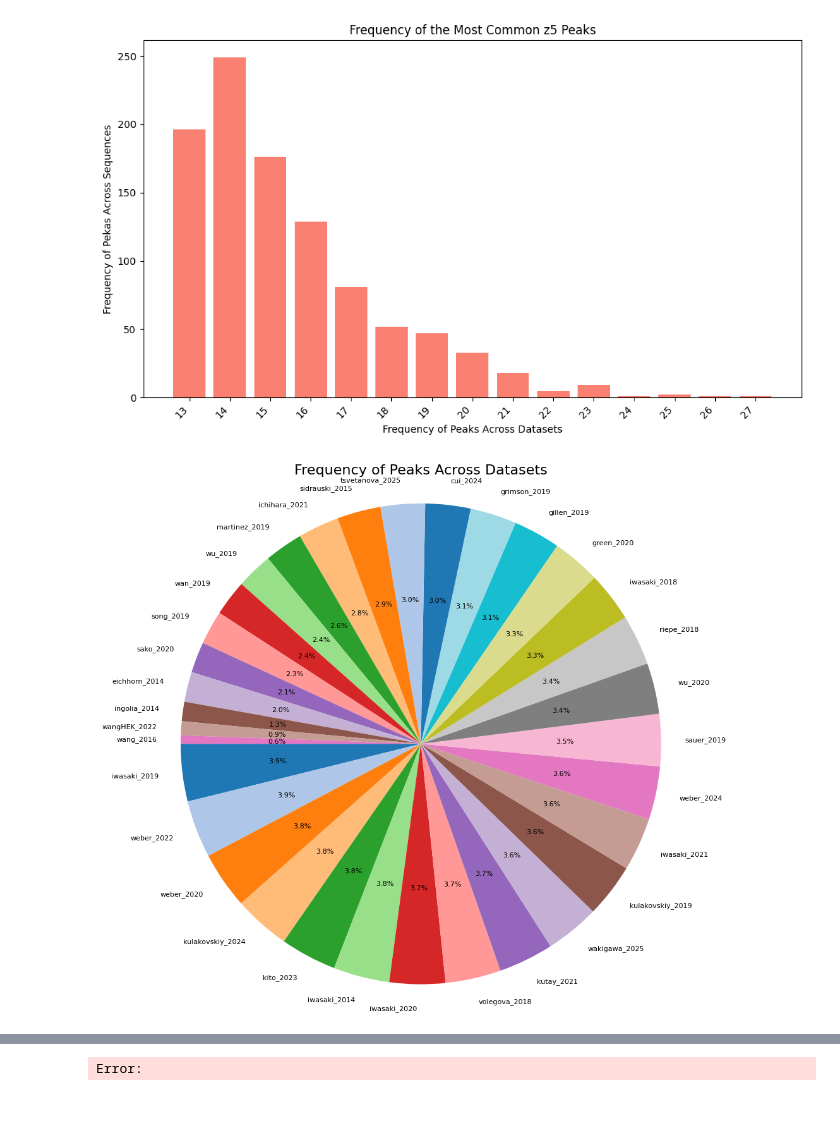
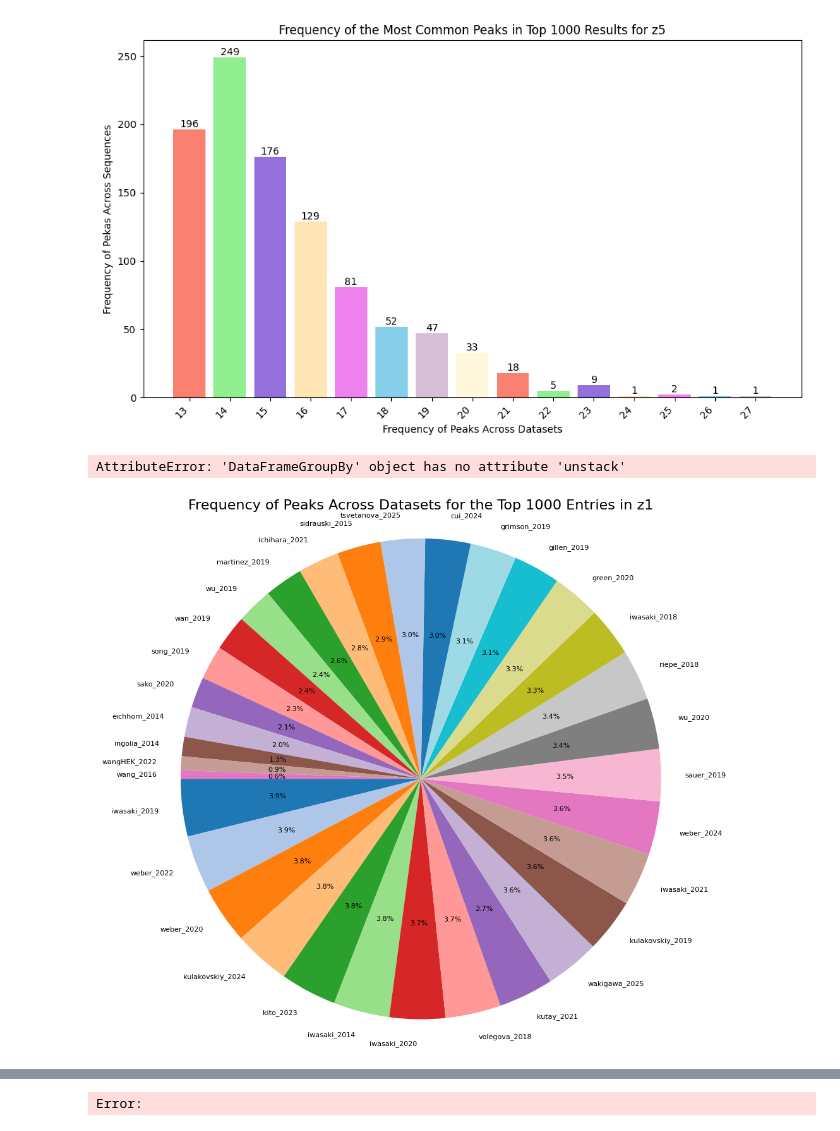
Before and after one commit to AGSav02/TBI.Project.AG, a Jupyter notebook: data_analysis_ribosome.ipynb, the cells around one changed output, grey strips where cells are left out. Cells and saved outputs as stored; diff of their text form; code cells hidden in the pictures.

```diff
--- a/data_analysis_ribosome.ipynb
+++ b/data_analysis_ribosome.ipynb
@@ -64,41 +79,98 @@ plt.show()
 # %%
-df = pd.read_csv("/scr/velara/bioinf2/TBI.Project.AG/results/results_bedtools/z5_top_1000.tsv", sep = "\t", header = 0, names = ['transcript_id', 'peak_position', 'count', 'data_sets'])
+df = pd.read_csv("/scr/velara/bioinf2/TBI.Project.AG/visual_data/input_data/z5_top_1000.tsv", sep = "\t", header = 0, names = ['transcript_id', 'peak_position', 'count', 'data_sets'])
 
 df['count'] = df['count'].astype(int)
 
 counts = df['count'].value_counts().sort_index()
 
 plt.figure(figsize=(10,6))
-plt.bar(counts.index, counts.values, color= 'salmon')
+bars = plt.bar(counts.index, counts.values, color= ['salmon', 'lightgreen', 'mediumpurple', 'moccasin', 'violet', 'skyblue', 'thistle', 'cornsilk'])
+
+for bar  in bars:
+    height = bar.get_height()
+    plt.text(bar.get_x() + bar.get_width()/2, height, str(height), ha='center', va='bottom')
+
 plt.xticks(rotation=45, ha='right')
 plt.ylabel("Frequency of Pekas Across Sequences")
 plt.xlabel("Frequency of Peaks Across Datasets")
-plt.title("Frequency of the Most Common z5 Peaks")
+plt.title("Frequency of the Most Common Peaks in Top 1000 Results for z5")
 plt.xticks(counts.index)
 plt.tight_layout()
 plt.show()
 # %% [output]
-[figure, old version]
+[figure, new version]
+# %%
+import numpy as nump
+import os
+import pandas as pd
+import matplotlib.pyplot as plt
+
+input_data = 'data'
+output_data = 'output'
+
+if not os.path.exists(input_data):
+    os.mkdir(input_data)
+if not os.path.exists(output_data):
+    os.mkdir(output_data)
+
+files = [
+    'visual_data/input_data/z1_top_1000.tsv',
+    'visual_data/input_data/z3_top_1000.tsv',
+    'visual_data/input_data/z5_top_1000.tsv'
+]
+
+dataframe_list = []
+
+for f in files:
+    df = pd.read_csv(f, sep="\t", header=None, names=['transcript_id', 'peak_position', 'count', 'data_sets'])
+    dataframe_list.append(df)
+
+merged_df = pd.concat(dataframe_list)
+
+counts = merged_df.groupby(['count', 'transcript_id'])
+counts_df = counts.unstack()
+
+'''
+plt.figure(figsize=(10,6))
+plt.bar(counts.index, counts.values, color=['salmon', 'lightgreen', 'mediumpurple', 'moccasin', 'violet', 'skyblue', 'thistle', 'cornsilk'])
+plt.xticks(rotation=45, ha='right')
+plt.ylabel("Frequency of Pekas Across Sequences")
+plt.xlabel("Frequency of Peaks Across Datasets")
+plt.title("Frequency of the Most Common Peaks in Top 1000 Results for z5")
+plt.xticks(counts.index)
+plt.tight_layout()
+plt.show()
+'''
+
+fig, ax = plt.subplots(1, 1)
+fig.set_size_inches(20, 10)
+counts.plot(kind='bar', ax=ax, colormap='tab20')
+ax.set_ylabel('Frequency of Peaks Across Datasets', size=15)
+ax.set_xlabel('Peak Count', size=15)
+ax.set_title('Frequency of the Most Common Peaks in Top 1000 Results across all z-values', size=18, y=1.1)
+plt.show()
+# %% [output]
+AttributeError: 'DataFrameGroupBy' object has no attribute 'unstack'
 # %%
 from collections import Counter
 
 df = pd.read_csv("/scr/velara/bioinf2/TBI.Project.AG/results/results_bedtools/z1_top_1000.tsv", sep = "\t", header = 0, names = ['transcript_id', 'peak_position', 'count', 'data_sets'])
 
 dataset_counts = df['data_sets'].value_counts()
 all_datasets = df['data_sets'].dropna().str.split(',')
 
 flat_list = [item.strip() for sublist in all_datasets for item in sublist]
 dataset_counter = Counter(flat_list)
 dataset_counts = pd.Series(dataset_counter).sort_values(ascending=False)
 
 plt.figure(figsize=(10,10))
 plt.pie(dataset_counts, labels=dataset_counts.index, autopct='%1.1f%%', startangle=180, colors=plt.cm.tab20.colors, textprops={'fontsize': 8})
-plt.title("Frequency of Peaks Across Datasets", fontsize = 16)
+plt.title("Frequency of Peaks Across Datasets for the Top 1000 Entries in z1", fontsize = 16)
 plt.tight_layout(pad=5)
 plt.axis('equal')
 plt.show()
 # %% [output]
-[figure, old version]
+[figure, new version]
 # %%
 from collections import Counter
 
```
Also changed, not shown: parts of 5 cells of this notebook.
